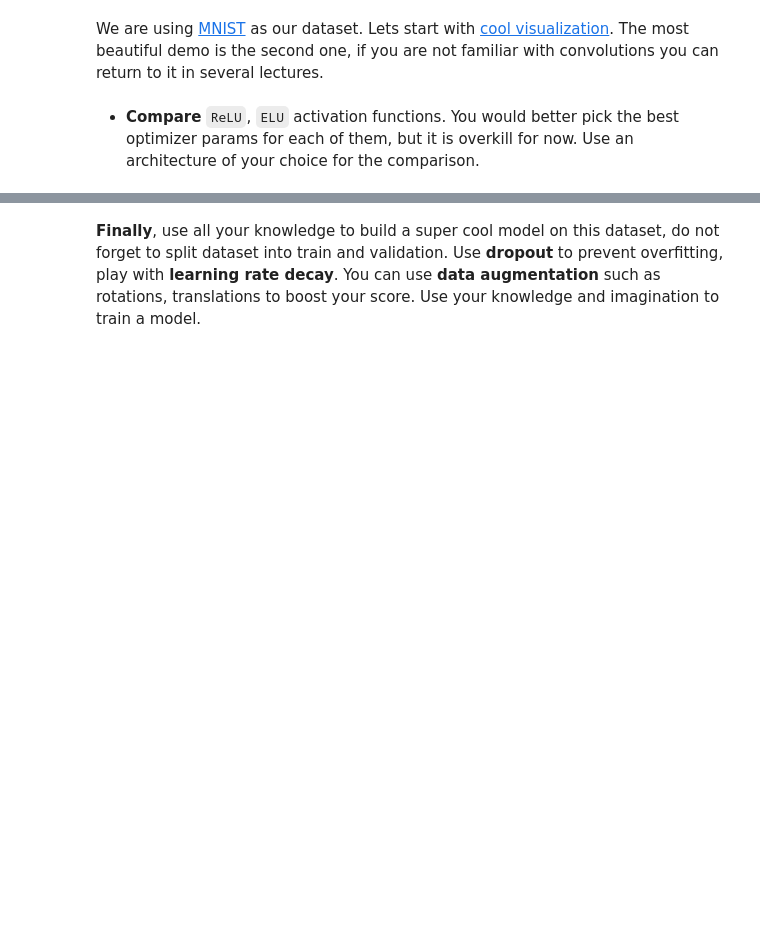
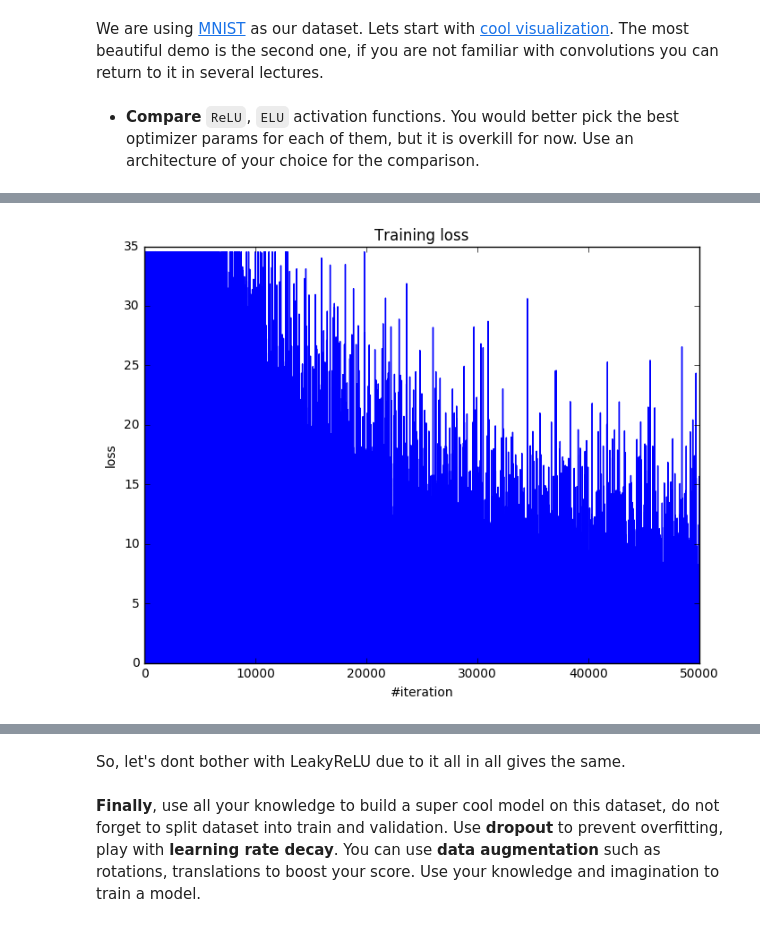
Before and after one commit to onaga1958/ml-hw, a Jupyter notebook: 5/hw1_main.ipynb, the cells around one changed output, grey strips where cells are left out. Cells and saved outputs as stored; diff of their text form; code cells hidden in the pictures; blank space fills up the shorter version.

```diff
--- a/5/hw1_main.ipynb
+++ b/5/hw1_main.ipynb
@@ -337,0 +404,38 @@ Current loss: 2.353873
+# %%
+loss_history = []
+
+for i in range(n_epoch):
+    for x_batch, y_batch in get_batches((X_train, y_train), batch_size):
+        net.zeroGradParameters()
+
+        # Forward
+        predictions = net.forward(x_batch)
+        loss = criterion.forward(predictions, y_batch)
+
+        # Backward
+        dp = criterion.backward(predictions, y_batch)
+        net.backward(x_batch, dp)
+
+        # Update weights
+        gradient_step(net.getParameters(),
+                      net.getGradParameters(),
+                      optimizer_config,
+                      optimizer_state)
+
+        optimizer_state['turn number'] += 1
+        loss_history.append(loss)
+
+    # Visualize
+    display.clear_output(wait=True)
+    plt.figure(figsize=(8, 6))
+
+    plt.title("Training loss")
+    plt.xlabel("#iteration")
+    plt.ylabel("loss")
+    plt.plot(loss_history, 'b')
+    plt.show()
+
+    print('Current loss: %f' % loss)
+# Your code goes here. ################################################
+# %% [output]
+[figure, added]
@@ -338,2 +443,4 @@ Current loss: 2.353873
+# %% [markdown]
+So, let's dont bother with LeakyReLU due to it all in all gives the same.
 # %% [markdown]
 **Finally**, use all your knowledge to build a super cool model on this dataset, do not forget to split dataset into train and validation. Use **dropout** to prevent overfitting, play with **learning rate decay**. You can use **data augmentation** such as rotations, translations to boost your score. Use your knowledge and imagination to train a model.
```
Also changed, not shown: parts of 15 cells of this notebook, 1 other file.
